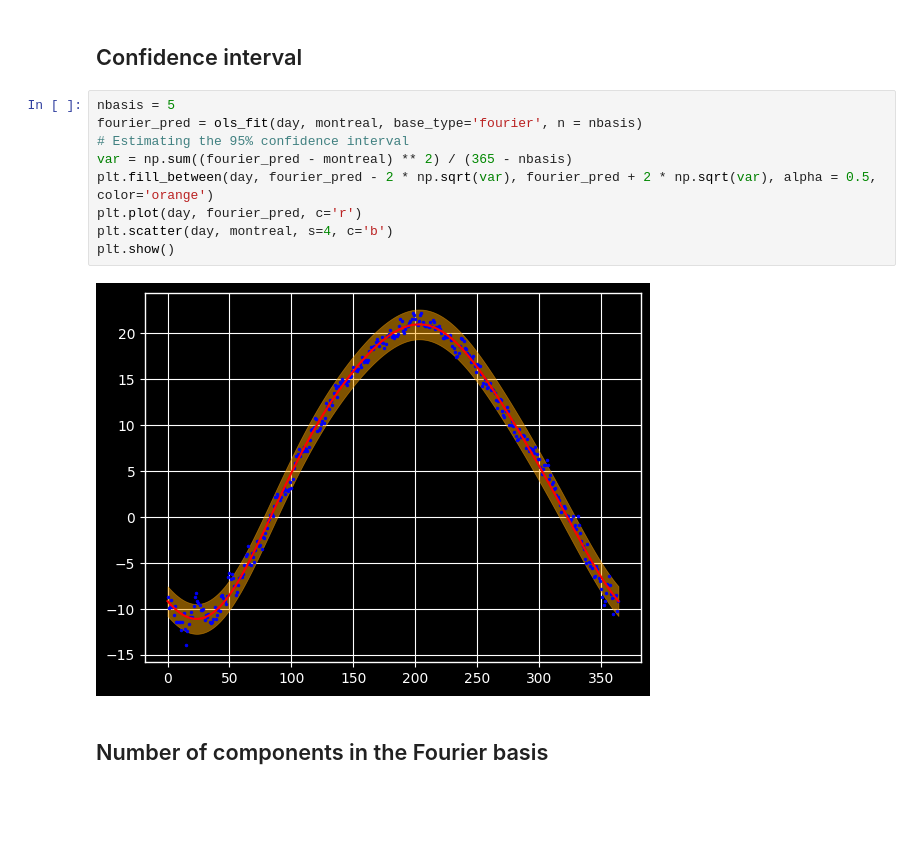
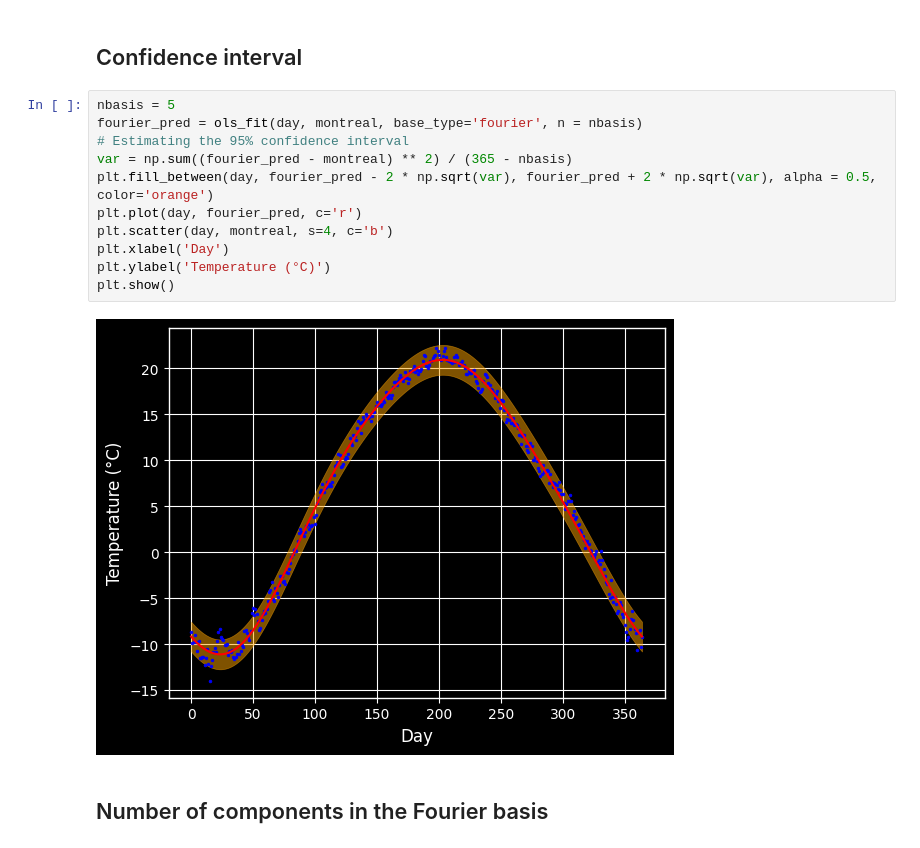
Before and after one commit to Emmanuel-mg/FDA_project, a Jupyter notebook: project.ipynb, the cells around one changed output. Drawn from its saved outputs; the diff is of its cells as text; blank space fills up the shorter version.

```diff
--- a/project.ipynb
+++ b/project.ipynb
@@ -129,14 +133,16 @@ plt.show()
 # %%
 nbasis = 5
 fourier_pred = ols_fit(day, montreal, base_type='fourier', n = nbasis)
 # Estimating the 95% confidence interval
 var = np.sum((fourier_pred - montreal) ** 2) / (365 - nbasis)
 plt.fill_between(day, fourier_pred - 2 * np.sqrt(var), fourier_pred + 2 * np.sqrt(var), alpha = 0.5, color='orange')
 plt.plot(day, fourier_pred, c='r')
 plt.scatter(day, montreal, s=4, c='b')
+plt.xlabel('Day')
+plt.ylabel('Temperature (°C)')
 plt.show()
 # %% [output]
-[figure, old version]
+[figure, new version]
 # %% [markdown]
 ## Number of components in the Fourier basis
 # %%
```
Also changed, not shown: parts of 3 cells of this notebook.
